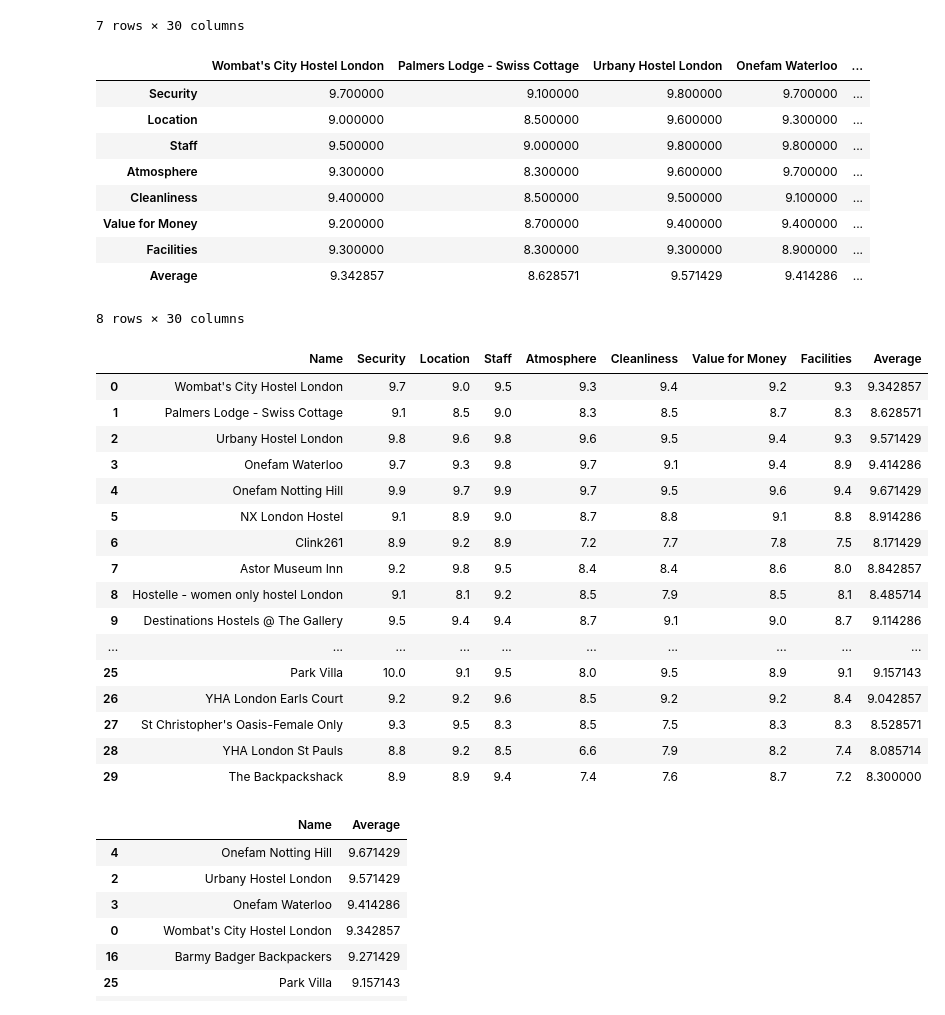
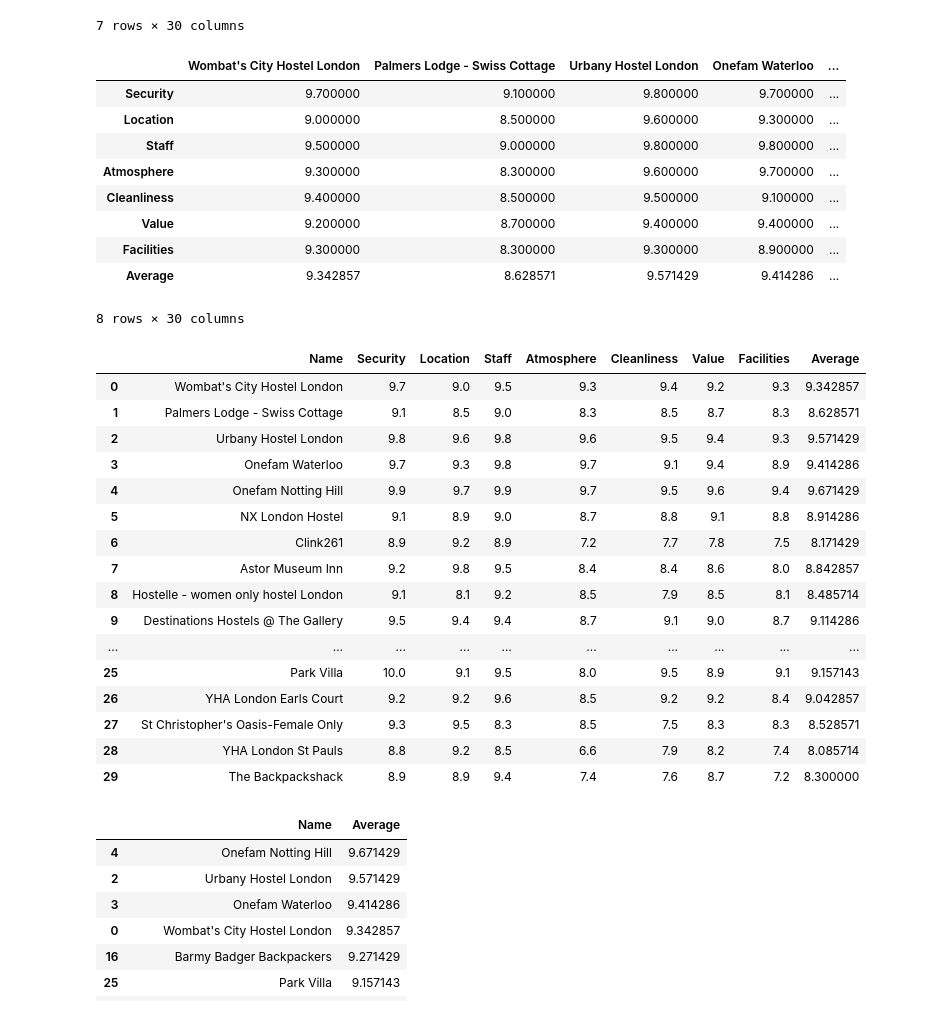
Before and after one commit to vknanavati/React-Hostel-Scraper, a Jupyter notebook: Hostel_Graphs.ipynb, the cells around one changed output. Saved outputs shown, nothing was run; the diff lists cells and outputs as text; code cells hidden in the pictures.

```diff
--- a/Hostel_Graphs.ipynb
+++ b/Hostel_Graphs.ipynb
@@ -20,7 +20,7 @@ df_copy
 | 6 | 9.3 | 8.3 | 9.3 | 8.9 | ... |
 7 rows × 30 columns
 # %%
-df_test = df_copy.set_axis(['Security', 'Location', 'Staff', 'Atmosphere', 'Cleanliness', 'Value for Money', 'Facilities'], axis=0, copy=True)
+df_test = df_copy.set_axis(['Security', 'Location', 'Staff', 'Atmosphere', 'Cleanliness', 'Value', 'Facilities'], axis=0, copy=True)
 # %%
 df_test.loc['Average']= df.mean()
 df_test
@@ -31,16 +31,16 @@ df_test
 | Staff | 9.500000 | 9.000000 | 9.800000 | 9.800000 | ... |
 | Atmosphere | 9.300000 | 8.300000 | 9.600000 | 9.700000 | ... |
 | Cleanliness | 9.400000 | 8.500000 | 9.500000 | 9.100000 | ... |
-| Value for Money | 9.200000 | 8.700000 | 9.400000 | 9.400000 | ... |
+| Value | 9.200000 | 8.700000 | 9.400000 | 9.400000 | ... |
 | Facilities | 9.300000 | 8.300000 | 9.300000 | 8.900000 | ... |
 | Average | 9.342857 | 8.628571 | 9.571429 | 9.414286 | ... |
 8 rows × 30 columns
 # %%
 df_test = df_test.T.reset_index()
-df_test = df_test.set_axis(['Name', 'Security', 'Location', 'Staff', 'Atmosphere', 'Cleanliness', 'Value for Money', 'Facilities', 'Average'], axis=1, copy=True)
+df_test = df_test.set_axis(['Name', 'Security', 'Location', 'Staff', 'Atmosphere', 'Cleanliness', 'Value', 'Facilities', 'Average'], axis=1, copy=True)
 df_test
 # %% [output]
-|  | Name | Security | Location | Staff | Atmosphere | Cleanliness | Value for Money | Facilities | Average |
+|  | Name | Security | Location | Staff | Atmosphere | Cleanliness | Value | Facilities | Average |
 | 0 | Wombat's City Hostel London | 9.7 | 9.0 | 9.5 | 9.3 | 9.4 | 9.2 | 9.3 | 9.342857 |
 | 1 | Palmers Lodge - Swiss Cottage | 9.1 | 8.5 | 9.0 | 8.3 | 8.5 | 8.7 | 8.3 | 8.628571 |
 | 2 | Urbany Hostel London | 9.8 | 9.6 | 9.8 | 9.6 | 9.5 | 9.4 | 9.3 | 9.571429 |
```
Also changed, not shown: parts of 12 cells of this notebook.
